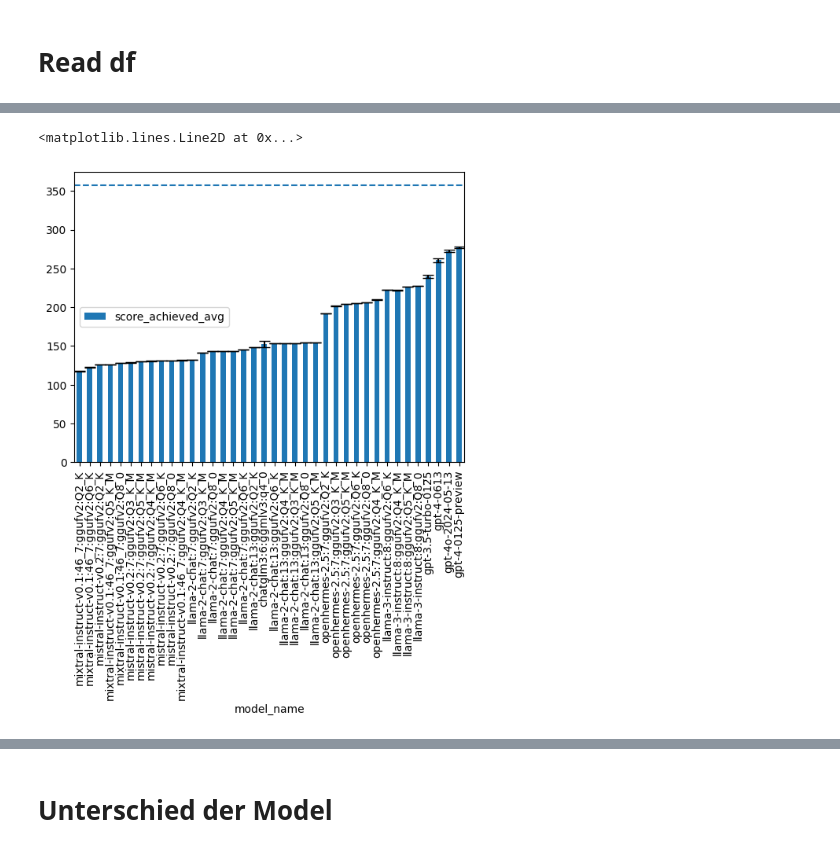
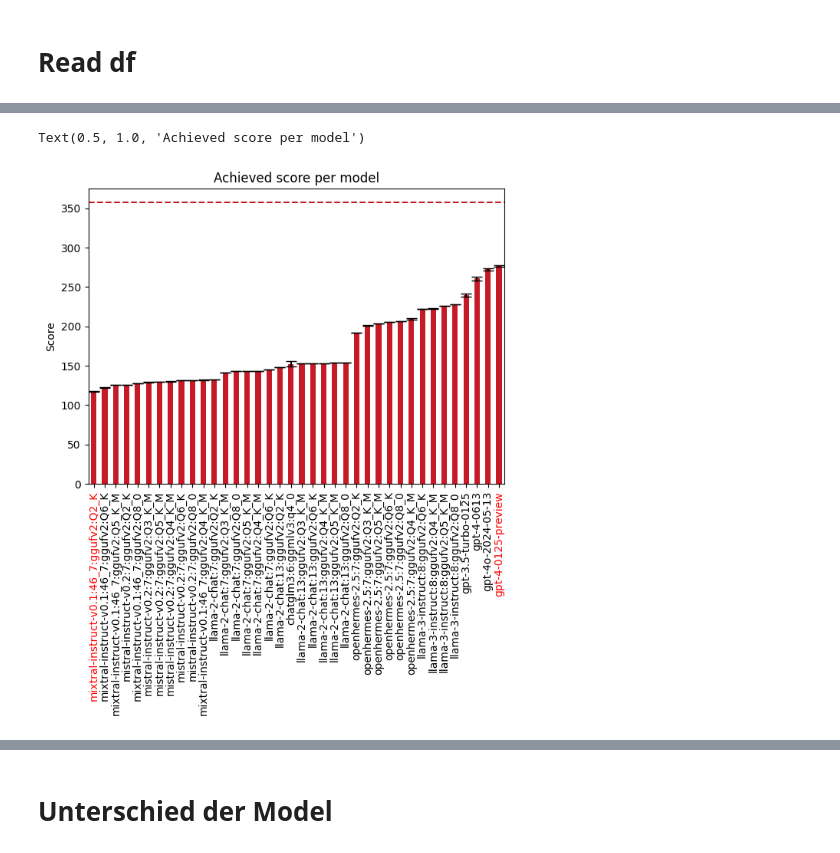
Before and after one commit to biocypher/biochatter, a Jupyter notebook: benchmark/Data_Analysis.ipynb, the cells around one changed output, grey strips where cells are left out. Drawn from its saved outputs; the diff is of its cells as text; code cells hidden in the pictures.

Commit message:
J-Notebook, for simple Graph generation

```diff
--- a/benchmark/Data_Analysis.ipynb
+++ b/benchmark/Data_Analysis.ipynb
@@ -11,11 +13,11 @@ medical_failure = pd.read_csv("results/medical_exam_failure_modes.csv")
 
 
 # Data Cleaning/ Removing models do to deprecation
-dpr = ["gpt-3.5-turbo-0613", "gpt-3.5-turbo-0613"]
+dpr = ["gpt-3.5-turbo-0613"]
 for model in dpr:
     medical = medical.drop(medical.query("model_name == @model").index)
     medical_failure = medical_failure.drop(medical_failure.query("model_name == @model").index)
 
 
-display(medical.query("subtask == 'dichotomous:biochemistry:de'"))
-display(medical_failure.query("subtask == 'dichotomous:biochemistry:de'"))
+#display(medical.query("subtask == 'dichotomous:biochemistry:de'"))
+#display(medical_failure.query("subtask == 'dichotomous:biochemistry:de'"))
@@ -117,9 +77,20 @@ agg[1]
 # %%
+fig, ax = plt.subplots(1,1, figsize=(7,5))
+
 df = agg[1].copy()
 df = df.sort_values(by="score_achieved_avg", ascending=True)
 
-ax = df.plot.bar(x="model_name", y="score_achieved_avg", yerr="score_achieved_std", capsize = 5)
-plt.axhline(y=df.iloc[:, 1][0], linestyle="--")
+ax = df.plot.bar(x="model_name", y="score_achieved_avg", yerr="score_achieved_std", capsize = 5, ax=ax, legend=False , color="#c61a27")
+plt.axhline(y=df.iloc[:, 1][0], linestyle="--", color="#c61a27")
+
+ax.set_xlabel("")
+ax.set_ylabel("Score")
+
+ax.get_xticklabels()[-1].set_color('red')  # Change color for label 'B' specificall
+ax.get_xticklabels()[0].set_color('red')  # Change color for label 'B' specifically
+
+
+ax.set_title("Achieved score per model")
 # %% [output]
-<matplotlib.lines.Line2D at 0x...>
+Text(0.5, 1.0, 'Achieved score per model')
-[figure, old version]
+[figure, new version]
```
Also changed, not shown: parts of 12 cells of this notebook.
